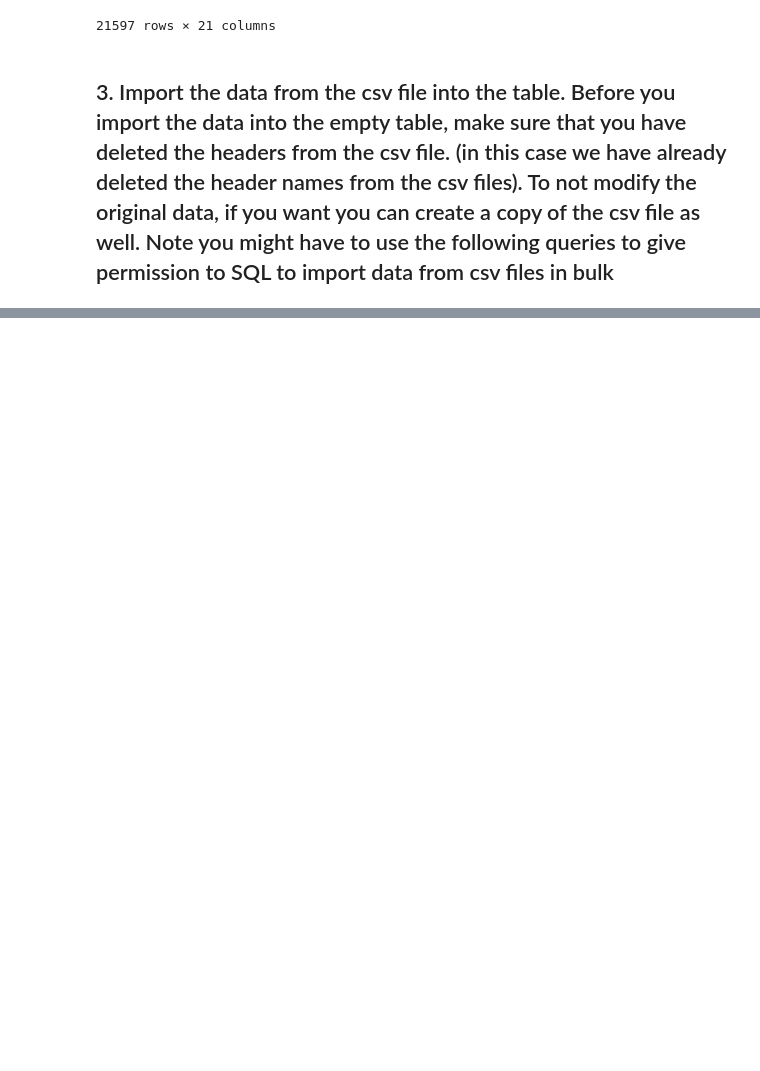
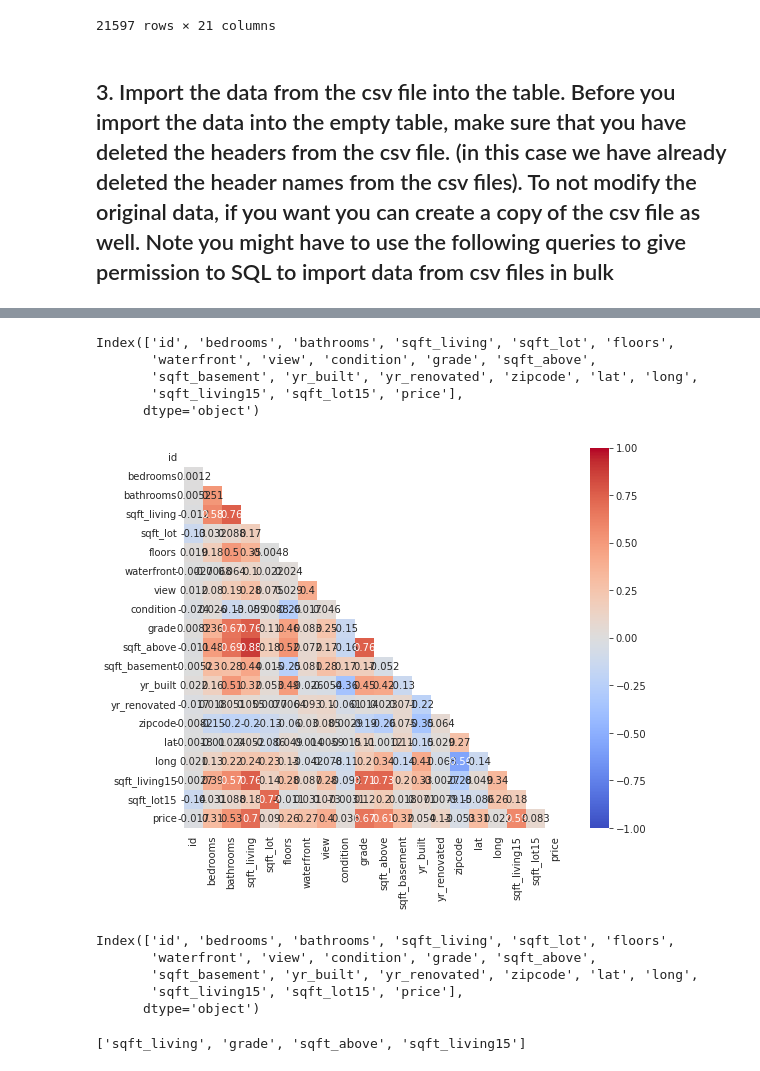
Before and after one commit to CrisQueCris/IronChristoph, a Jupyter notebook: MidTerm_Project/Modeling_Project/Midterm Regression.ipynb, the cells around one changed output, grey strips where cells are left out. Saved outputs shown, nothing was run; the diff lists cells and outputs as text; code cells hidden in the pictures; blank space fills up the shorter version.

```diff
--- a/MidTerm_Project/Modeling_Project/Midterm Regression.ipynb
+++ b/MidTerm_Project/Modeling_Project/Midterm Regression.ipynb
@@ -108,5 +131,7 @@ pd.DataFrame(table_info)
 # %%
 hp_table = db_connection.execute("SELECT * FROM house_price_regression.house_price_data")
 
-pd.DataFrame(hp_table)
+hp_table = pd.DataFrame(hp_table)
+hp_table.drop('index', axis=1, inplace = True)
+hp_table.info()
 # %% [output]
@@ -181,0 +185,25 @@ SET GLOBAL local_infile = 1;
+# %%
+hp_table.columns
+# %% [output]
+Index(['id', 'bedrooms', 'bathrooms', 'sqft_living', 'sqft_lot', 'floors',
+       'waterfront', 'view', 'condition', 'grade', 'sqft_above',
+       'sqft_basement', 'yr_built', 'yr_renovated', 'zipcode', 'lat', 'long',
+       'sqft_living15', 'sqft_lot15', 'price'],
+      dtype='object')
+# %%
+corr = hp_table.corr()
+mask = np.zeros_like(corr)
+mask[np.triu_indices_from(mask)] = True
+with sns.axes_style("white"):
+    f, ax = plt.subplots(figsize=(9, 7))
+    ax = sns.heatmap(corr, mask=mask,cmap='coolwarm', vmin=-1,vmax=1,annot=True, square=True)
+# %% [output]
+[figure, added]
+# %%
+hp_table.columns
+# %% [output]
+Index(['id', 'bedrooms', 'bathrooms', 'sqft_living', 'sqft_lot', 'floors',
+       'waterfront', 'view', 'condition', 'grade', 'sqft_above',
+       'sqft_basement', 'yr_built', 'yr_renovated', 'zipcode', 'lat', 'long',
+       'sqft_living15', 'sqft_lot15', 'price'],
+      dtype='object')
@@ -181,0 +214,4 @@ SET GLOBAL local_infile = 1;
+# %%
+drop_col
+# %% [output]
+['sqft_living', 'grade', 'sqft_above', 'sqft_living15']
```
Also changed, not shown: parts of 39 cells of this notebook, 4 other files.
